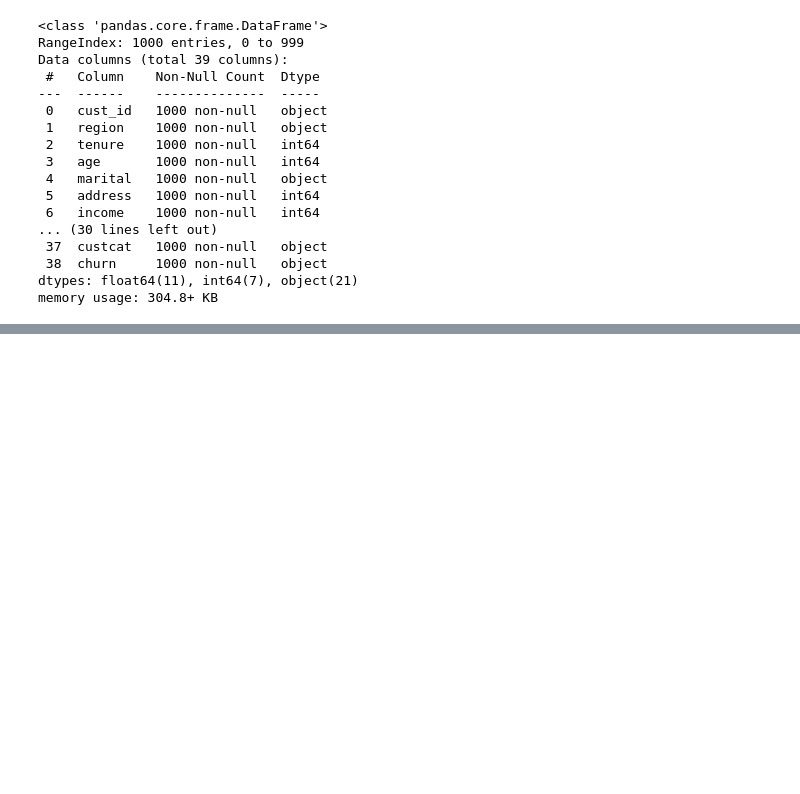
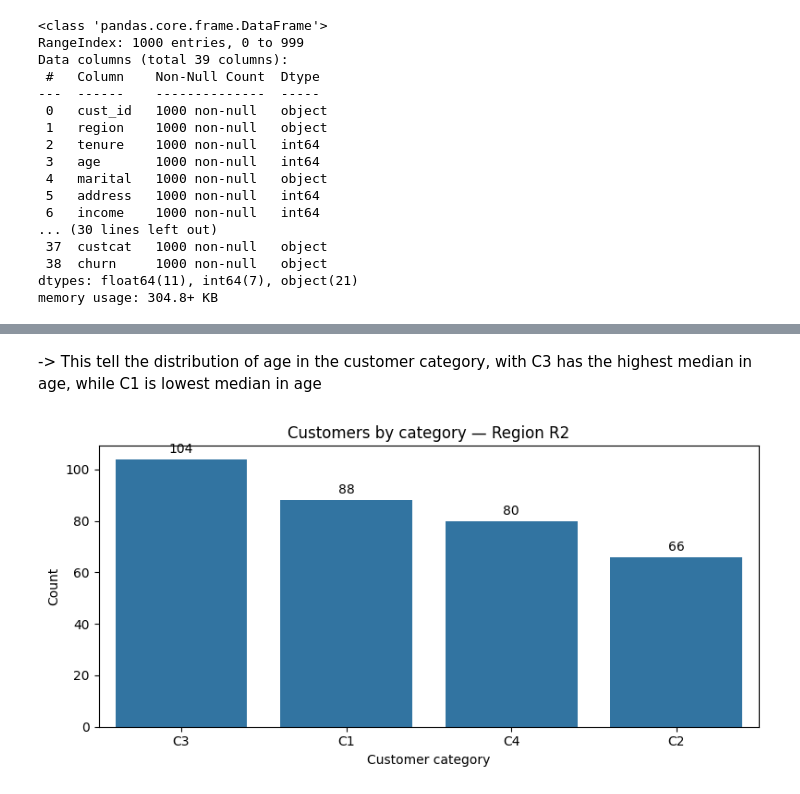
Before and after one commit to markqle/telecomchurning, a Jupyter notebook: TelecomChurning.ipynb, the cells around one changed output, grey strips where cells are left out. Drawn from its saved outputs; the diff is of its cells as text; code cells hidden in the pictures; blank space fills up the shorter version.

```diff
--- a/TelecomChurning.ipynb
+++ b/TelecomChurning.ipynb
@@ -62,0 +187,21 @@ memory usage: 304.8+ KB
+# %% [markdown]
+-> This tell the distribution of age in the customer category, with C3 has the highest median in age, while C1 is lowest median in age
+# %%
+#Check Customer Category Distribution in Region R2
+sub = df.loc[df['region'] == 'R2'].copy()
+order = sub['custcat'].value_counts().index
+plt.figure(figsize=(8,4))
+ax = sns.countplot(data=sub, x='custcat', order=order)
+ax.set_title('Customers by category — Region R2')
+ax.set_xlabel('Customer category');
+ax.set_ylabel('Count')
+
+# add count labels
+for bar in ax.patches:
+    ax.annotate(f'{bar.get_height():,.0f}',
+                (bar.get_x() + bar.get_width()/2, bar.get_height()),
+                ha='center', va='bottom', xytext=(0,3), textcoords='offset points')
+plt.tight_layout();
+plt.show()
+# %% [output]
+[figure, added]
```
Also changed, not shown: parts of 23 cells of this notebook.
